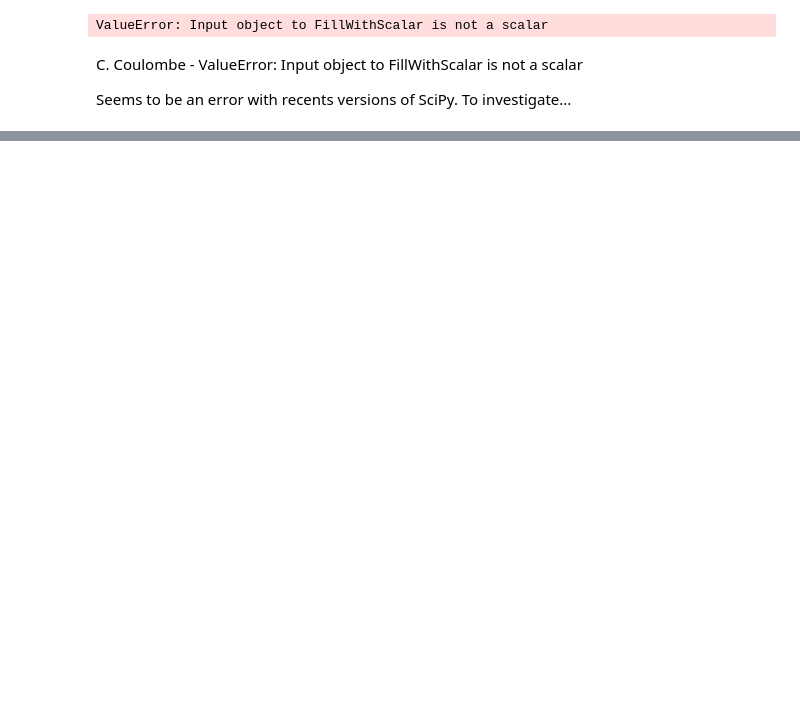
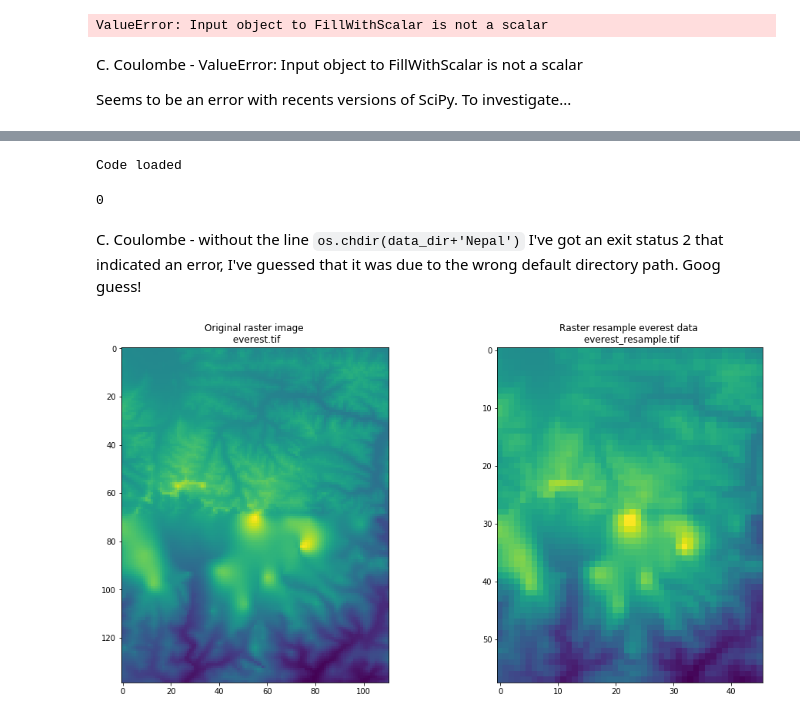
Before and after one commit to ClaudeCoulombe/osgeopy-code, a Jupyter notebook: GeoProcPy-Ch11-MapAlgebra.ipynb, the cells around one changed output, grey strips where cells are left out. Cells and saved outputs as stored; diff of their text form; code cells hidden in the pictures; blank space fills up the shorter version.

```diff
--- a/GeoProcPy-Ch11-MapAlgebra.ipynb
+++ b/GeoProcPy-Ch11-MapAlgebra.ipynb
@@ -1011,0 +1216,73 @@ ModuleNotFoundError: No module named 'listing11_12'
+# %%
+# Listing11_13.py
+
+def bilinear(in_data, x, y):
+    """Performs bilinear interpolation.
+
+    in_data - the input dataset to be resampled
+    x       - an array of x coordinates for output pixel centers
+    y       - an array of y coordinates for output pixel centers
+    """
+    x -= 0.5
+    y -= 0.5
+    x0 = np.floor(x).astype(int)
+    x1 = x0 + 1
+    y0 = np.floor(y).astype(int)
+    y1 = y0 + 1
+
+    ul = in_data[y0, x0] * (y1 - y) * (x1 - x)
+    ur = in_data[y0, x1] * (y1 - y) * (x - x0)
+    ll = in_data[y1, x0] * (y - y0) * (x1 - x)
+    lr = in_data[y1, x1] * (y - y0) * (x - x0)
+
+    return ul + ur + ll + lr
+
+print('Code loaded')
+# %% [output]
+Code loaded
+# %%
+####################  Resampling with GDAL command line utilities  ###########################
+
+import subprocess
+
+# C. Coulombe- in order to
+os.chdir(data_dir+'Nepal')
+
+args = [
+    'gdalwarp',
+    '-tr', '0.02', '0.02',
+    '-r', 'bilinear',
+    'everest.tif', 'everest_resample.tif']
+result = subprocess.call(args)
+
+print(result)
+# %% [output]
+0
+# %% [markdown]
+C. Coulombe - without the line `os.chdir(data_dir+'Nepal')` I've got an exit status 2 that indicated an error, I've guessed that it was due to the wrong default directory path. Goog guess!
+# %%
+# C.Coulombe - show raster image
+import rasterio
+import matplotlib.pyplot as plt
+# In order to avoid DecompressionBombError
+from PIL import Image
+Image.MAX_IMAGE_PIXELS = None
+image_file = rasterio.open(data_dir + "Nepal/everest.tif")
+image = image_file.read(1)
+image_file.close()
+plt.figure(figsize=(16,8))
+ax1 = plt.subplot(121)
+ax1.title.set_text("Original raster image \n everest.tif")
+_ = ax1.imshow(image)
+
+# C.Coulombe - show raster image
+image_file = rasterio.open(data_dir + "Nepal/everest_resample.tif")
+image = image_file.read(1)
+image_file.close()
+ax2 = plt.subplot(122)
+ax2.title.set_text("Raster resample everest data \n everest_resample.tif")
+_ = ax2.imshow(image)
+
+plt.show()
+# %% [output]
+[figure, added]
```
Also changed, not shown: parts of 16 cells of this notebook.
